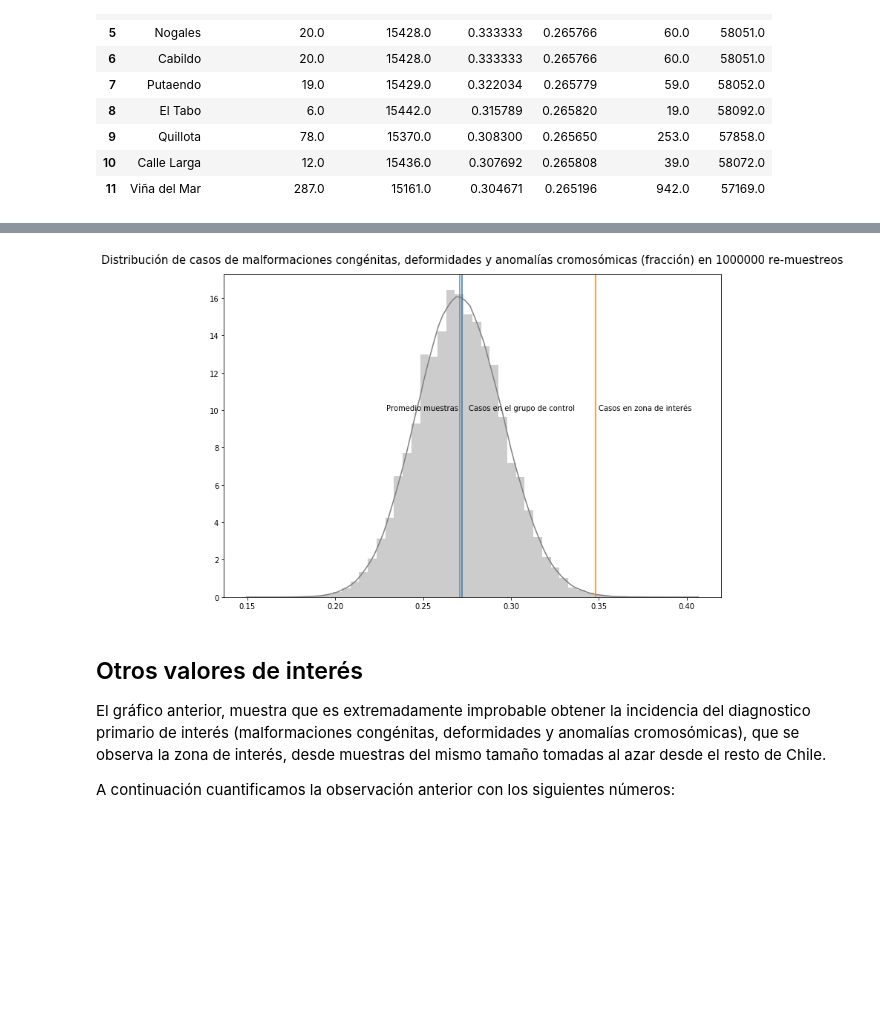
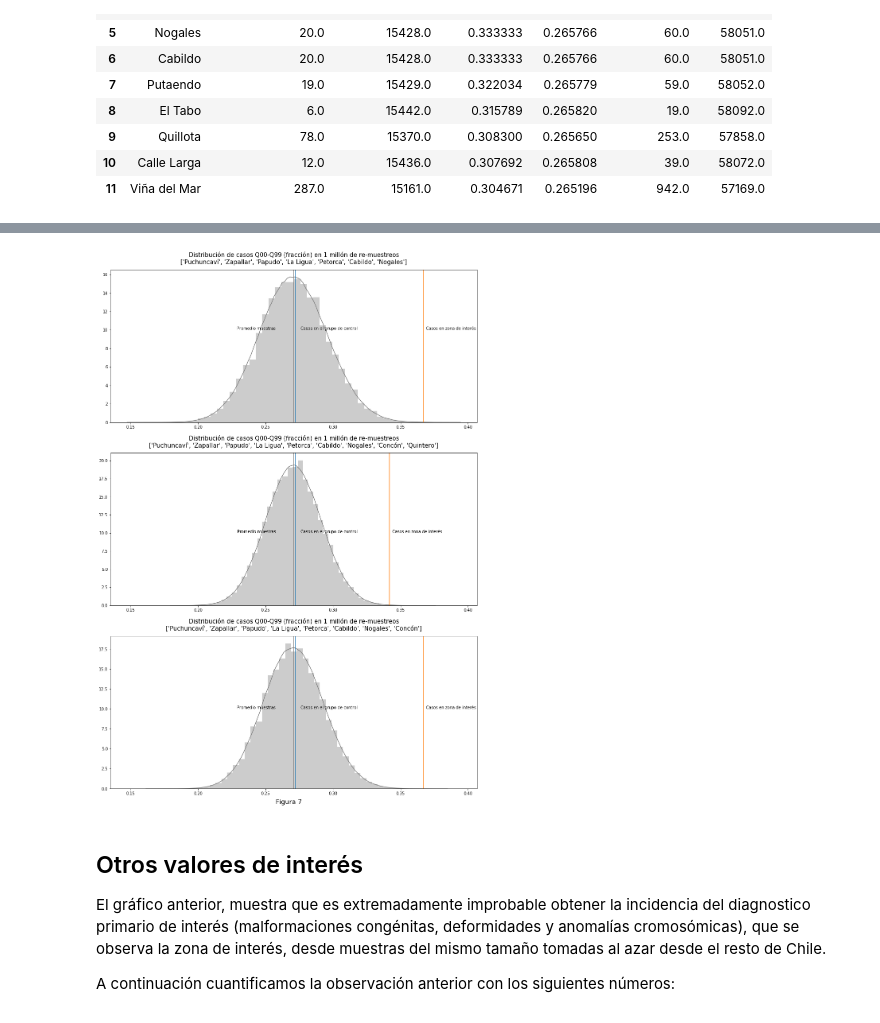
Before and after one commit to verasativa/zonacritica, a Jupyter notebook: readme.ipynb, the cells around one changed output, grey strips where cells are left out. Saved outputs shown, nothing was run; the diff lists cells and outputs as text; code cells hidden in the pictures; blank space fills up the shorter version.

Commit message:
feat: all graphs on three groups

```diff
--- a/readme.ipynb
+++ b/readme.ipynb
@@ -396,7 +321,7 @@ En la figura se puede apreciar que las comunas más afectadas parecen ser las di
 import matplotlib.pyplot as plt
 
 
-ax = cdata.plot(column='rate', figsize=(16,20), alpha=0.4, edgecolor='k', cmap='Purples')
+ax = geo_incidencia.plot(column='Taza comuna', figsize=(16,20), alpha=0.4, edgecolor='k', cmap='Purples')
 #add_basemap(ax, zoom=10)
 plt.title("Incidencia comunal del diagnóstico primario: malformaciones congénitas, deformidades y anomalías cromosómicas")
 
@@ -404,5 +329,7 @@ modelo_pluma = plt.imread('assets/figura.png')
 xmin, xmax, ymin, ymax = ax.axis()
 ax.imshow(modelo_pluma, extent=[xmin, xmax, ymin, ymax], interpolation='spline16', zorder=1)
 ax.axis((-7995000, -7865000, -3915000, -3775000))
+ax.annotate("Figura 3", (0,0), xycoords='axes fraction', xytext=(.5, -.05), textcoords='axes fraction', fontsize=16)
+
 plt.savefig('assets/mapa-pluma.png', bbox_inches='tight')
 # %% [output]
@@ -412,3 +336,0 @@ __Algunos datos sobre los grupos:__
-# %%
-comunas_interes = ["Puchuncaví", 'Zapallar', 'Papudo', 'La Ligua', 'Petorca', 'Cabildo', 'Nogales']
-compare_primary_diagnosis(poblacion, comunas_interes, footer = 'Figura 3')
@@ -421,4 +342,9 @@ Fracción del total: 0.984
 # %%
-comunas_interes = ["Puchuncaví", 'Zapallar', 'Papudo', 'La Ligua', 'Petorca', 'Cabildo', 'Nogales', 'Concón', 'Quintero']
-compare_primary_diagnosis(poblacion, comunas_interes, footer = 'Figura 3')
+graficos = [
+    ('Figura 4', ["Puchuncaví", 'Zapallar', 'Papudo', 'La Ligua', 'Petorca', 'Cabildo', 'Nogales']),
+    ('Figura 5', ["Puchuncaví", 'Zapallar', 'Papudo', 'La Ligua', 'Petorca', 'Cabildo', 'Nogales', 'Concón', 'Quintero']),
+    ('Figura 6', ["Puchuncaví", 'Zapallar', 'Papudo', 'La Ligua', 'Petorca', 'Cabildo', 'Nogales', 'Concón'])
+]
+for fig_name, comunas_interes in graficos:
+    compare_primary_diagnosis(poblacion, comunas_interes, footer = fig_name)
 # %% [output]
@@ -430,3 +365,0 @@ Fracción del total: 0.981
-# %%
-comunas_interes = ["Puchuncaví", 'Zapallar', 'Papudo', 'La Ligua', 'Petorca', 'Cabildo', 'Nogales', 'Concón']
-compare_primary_diagnosis(poblacion, comunas_interes, footer = 'Figura 3')
@@ -460,19 +403,31 @@ simulaciones.to_pickle('simulaciones{}.pk'.format(n_simulaciones))
 # %%
-import seaborn as sns
-import matplotlib.pyplot as plt
+incidencias = [.367, .342, .367]
+descr_grupos = ['Sin Quintero ni Concón', 'Incluyendo Quintero y Concón', 'Incluyendo sólo Concón']
 
-title = 'Distribución de casos de malformaciones congénitas, deformidades y anomalías cromosómicas (fracción) en {} re-muestreos'.format(n_simulaciones)
-plt.figure(figsize=(12, 8))
-ax = sns.distplot(simulaciones.fraccion.values, color='grey', bins=50).set_title(title, size=15, y=1.02)
-plt.axvline(.348, label="", color='tab:orange')
-foo = plt.text(.35,10,'Casos en zona de interés')
-plt.axvline(.272, label="")
-foo = plt.text(.276,10,'Casos en el grupo de control')
-plt.axvline(simulaciones.fraccion.mean(), label="", color='grey')
-foo = plt.text(simulaciones.fraccion.mean()-.042, 10,'Promedio muestras')
-mp.savefig('assets/distribucion.png', bbox_inches='tight')
+#fig, ax = plt.subplots()
+fig = plt.figure(figsize=(16.5, 8 * 3))
+
+for group_id, (_, comunas) in enumerate(graficos):
+    name = 'grupo_{}'.format(group_id)
+    filename = 'simulaciones-1000000-{}.feather'.format(name)
+    simulaciones = pd.read_feather(filename)
+    title = 'Distribución de casos Q00-Q99 (fracción) en 1 millón de re-muestreos\n{}'.format(comunas)
+
+    ax = fig.add_subplot(int('31{}'.format(group_id + 1)), sharex=ax)
+    ax = sns.distplot(simulaciones.fraccion.values, color='grey', bins=50, ax=ax)
+    ax.set_title(title, size=15, y=1.02)
+    ax.axvline(incidencias[group_id], label="", color='tab:orange')
+    ax.text(incidencias[group_id] + .002, 10,'Casos en zona de interés')
+    ax.axvline(.272, label="")
+    ax.text(.276,10,'Casos en el grupo de control')
+    ax.axvline(simulaciones.fraccion.mean(), label="", color='grey')
+    ax.text(simulaciones.fraccion.mean()-.042, 10,'Promedio muestras')
+
+
+ax.annotate("Figura 7", (0,0), xycoords='axes fraction', xytext=(.45, -.1), textcoords='axes fraction', fontsize=16)
+fig.savefig('assets/distribucion.png', bbox_inches='tight')
 # %% [output]
-[figure, old version]
+[figure, new version]
 # %% [markdown]
 ## Otros valores de interés
 El gráfico anterior, muestra que es extremadamente improbable obtener la incidencia del diagnostico primario de interés (malformaciones congénitas, deformidades y anomalías cromosómicas), que se observa la zona de interés, desde muestras del mismo tamaño tomadas al azar desde el resto de Chile.
```
Also changed, not shown: parts of 23 cells of this notebook, 16 other files.
